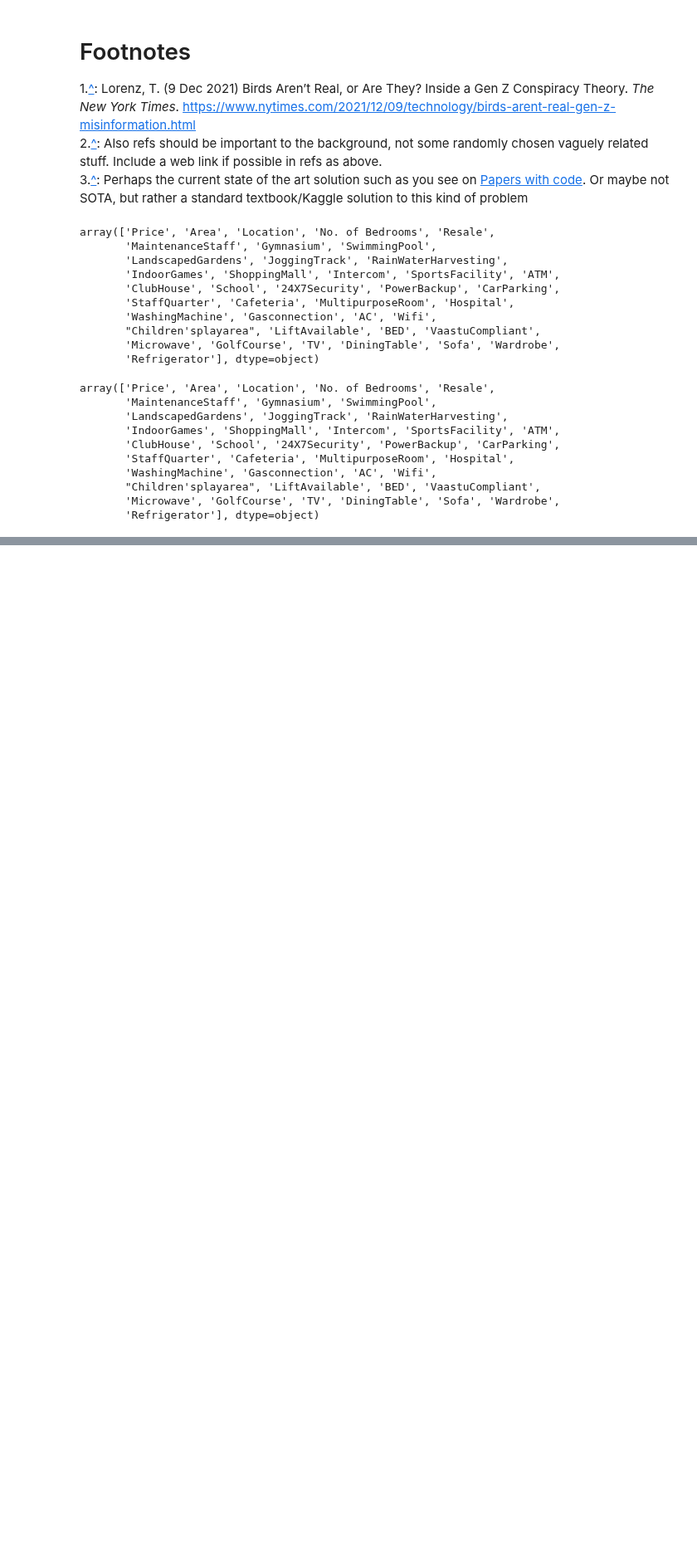
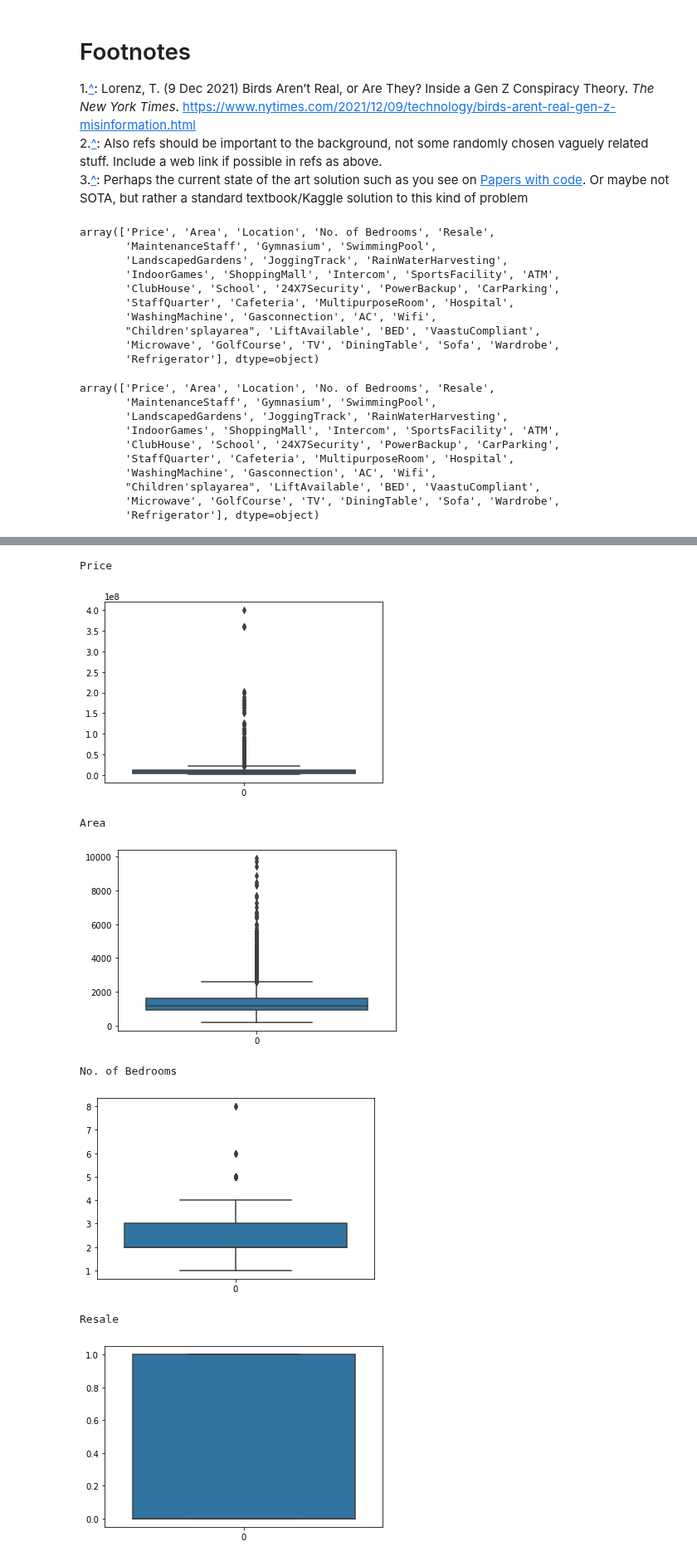
Before and after one commit to COGS118A/Group013-SP23, a Jupyter notebook: Checkpoint_Group013-SP23.ipynb, the cells around one changed output, grey strips where cells are left out. Shown at 83% size. Drawn from its saved outputs; the diff is of its cells as text; code cells hidden in the pictures; blank space fills up the shorter version.

```diff
--- a/Checkpoint_Group013-SP23.ipynb
+++ b/Checkpoint_Group013-SP23.ipynb
@@ -141,3 +141,8 @@ for file in os.listdir("data"):
     df["City"] = file.replace(".csv", "")
     dfs.append(df)
 df = pd.concat(dfs)
+# %%
+temp = df["No. of Bedrooms"].copy()
+df = df.applymap(lambda x: (np.nan if x == 9  else  x))
+df["No. of Bedrooms"] = temp
+df
@@ -165,0 +213,3 @@ df.to_csv("india_homes.csv")
+# %%
+cleaned_df = df[~df.isnull().any(axis=1)]
+cleaned_df
@@ -165,0 +230,17 @@ df.to_csv("india_homes.csv")
+# %%
+import matplotlib.pyplot as plt
+import numpy as np ## we almost always use matplotlib with numpy
+for col in cleaned_df:
+    if (cleaned_df[col].dtype != object):
+        print(col)
+        seaborn.boxplot(data=cleaned_df[col].values)
+        plt.show()
+# %% [output]
+Price
+[figure, added]
+Area
+[figure, added]
+No. of Bedrooms
+[figure, added]
+Resale
+[figure, added]
```
Also changed, not shown: parts of 21 cells of this notebook.
